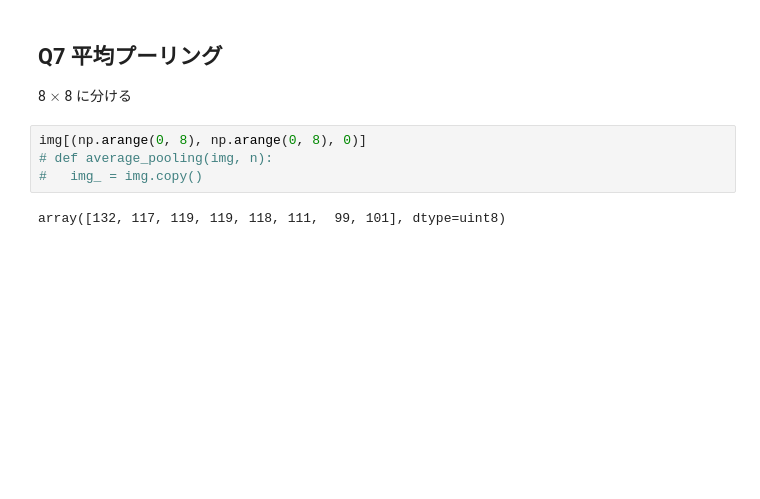
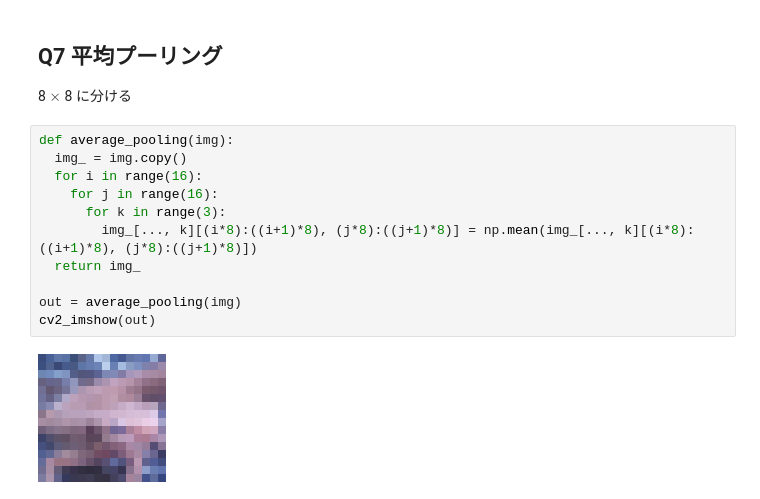
Before and after one commit to whatalnk/Gasyori100knock, a Jupyter notebook: notebooks/Question_01_10.ipynb, the cells around one changed output. Saved outputs shown, nothing was run; the diff lists cells and outputs as text; blank space fills up the shorter version.

Commit message:
Q7. Average pooling

```diff
--- a/notebooks/Question_01_10.ipynb
+++ b/notebooks/Question_01_10.ipynb
@@ -357,9 +357,16 @@ cv2_imshow(out)
 ## Q7 平均プーリング
 
 8 $\times$ 8 に分ける
-# %%
-img[(np.arange(0, 8), np.arange(0, 8), 0)]
-# def average_pooling(img, n):
-#   img_ = img.copy()
-# %% [output]
-array([132, 117, 119, 119, 118, 111,  99, 101], dtype=uint8)
+# %%
+def average_pooling(img):
+  img_ = img.copy()
+  for i in range(16):
+    for j in range(16):
+      for k in range(3):
+        img_[..., k][(i*8):((i+1)*8), (j*8):((j+1)*8)] = np.mean(img_[..., k][(i*8):((i+1)*8), (j*8):((j+1)*8)])
+  return img_
+
+out = average_pooling(img)
+cv2_imshow(out)
+# %% [output]
+[figure, added]
```
Also changed, not shown: parts of 1 cell of this notebook.
